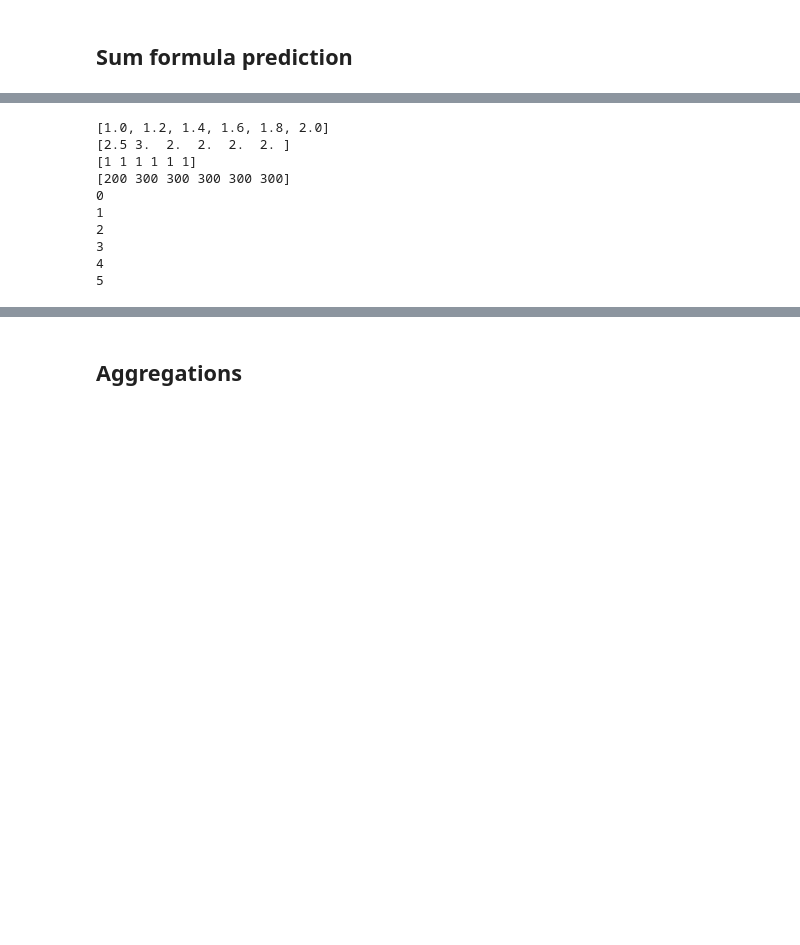
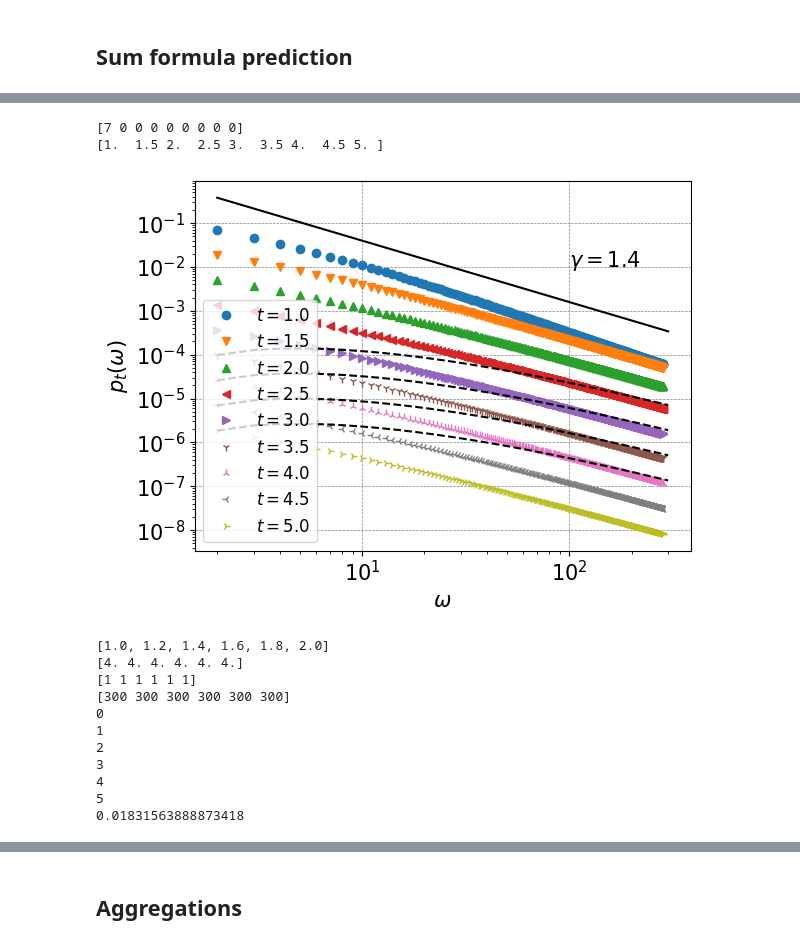
Before and after one commit to saf92/Urn-balls-in-bins-model, a Jupyter notebook: urn_code.ipynb, the cells around one changed output, grey strips where cells are left out. Cells and saved outputs as stored; diff of their text form; code cells hidden in the pictures; blank space fills up the shorter version.

```diff
--- a/urn_code.ipynb
+++ b/urn_code.ipynb
@@ -7,6 +7,13 @@ from plotting_functions import add_labels
 # %%
 #directory to save plots
 direc_save ='/home/samuel/Documents/other/other_p/research/urns/code/urn_python_code/plots/'
+# %%
+#Font sizes and labels for plots
+font_sizes=[15,15,15,15,15]
+font_sizes1=[15,15,15,15,12]
+label_arrI=[r'$\omega$',r'$\mathbb{P}(I_n>\omega)$',font_sizes,1]
+label_arr=[r'$\omega$',r'$\mathbb{P}(W>\omega)$',font_sizes,1]
+label_arr0=[r'$\omega$',r'$\mathbb{P}(W>\omega)$',font_sizes,0]
 # %% [markdown]
 ## C++ urn simulations, read in and plot
 # %% [markdown]
@@ -386,3 +413,40 @@ add_labels(plt,*label_arr_dens_sum_pred)
+# %%
+g_sum1=1.4
+t_sum1=np.arange(1.0,5.5,0.5)
+s_ind1=np.asarray(np.zeros(len(t_sum)),int)
+s_ind1[0]=7
+print(s_ind1)
+print(t_sum1)
+w0_sum1=2
+w_s_sum1=300
+
+w_sums_t1=[]
+for i in range(len(t_sum1)):
+    w,A,p=get_sum_p(g_sum1,t_sum1[i],w0_sum1,w_s_sum1)
+    w_sums_t1.append([w,A,p])
+# %% [output]
+[7 0 0 0 0 0 0 0 0]
+[1.  1.5 2.  2.5 3.  3.5 4.  4.5 5. ]
+# %%
+for i in range(len(w_sums_t1)):
+    w=w_sums_t1[i][0]
+    p=w_sums_t1[i][2]
+    plt.loglog(w,p,markers[i],label=r'$t={}$'.format(t_sum1[i]))
+
+for i in range(5,len(w_sums_t1)):
+    plt.loglog(w,master_approx1(w0_sum1,w,g_sum1,t_sum1[i]),color='black',linestyle='--')
+#     plt.loglog(w_sums_t[i][0], \
+#             power_law(w_sums_t[i][0],20*w_sums_t[i][2][s_ind[i]],-g_sum),color='black',linestyle='--')
+
+plt.loglog(w,power_law(w,1,-g_sum1),color='black',linestyle='-')
+
+
+plt.text(10**2,10**(-2),r'$\gamma={}$'.format(g_sum1),fontsize=15)
+add_labels(plt,*label_arr_dens_sum_pred)
+
+# plt.savefig(direc_save+'urn_sum_pred_t1',bbox_inches = 'tight')
+# %% [output]
+[figure, added]
 # %%
 gs_sum=[1.0,1.2,1.4,1.6,1.8,2.0]
 n_sum=len(gs_sum)
@@ -394,22 +458,22 @@ w_ss_sum=np.asarray(w_ss_sum,int)
 
 c=0
 if c<n_sum:
-    ts_sum[c],w0s_sum[c],w_ss_sum[c]=2.5,1,200
+    ts_sum[c],w0s_sum[c],w_ss_sum[c]=4,1,300
     c+=1
 if c<n_sum:
-    ts_sum[c],w0s_sum[c],w_ss_sum[c]=3,1,300
+    ts_sum[c],w0s_sum[c],w_ss_sum[c]=4,1,300
     c+=1
 if c<n_sum:
-    ts_sum[c],w0s_sum[c],w_ss_sum[c]=2,1,300
+    ts_sum[c],w0s_sum[c],w_ss_sum[c]=4,1,300
     c+=1
 if c<n_sum:
-    ts_sum[c],w0s_sum[c],w_ss_sum[c]=2,1,300
+    ts_sum[c],w0s_sum[c],w_ss_sum[c]=4,1,300
     c+=1
 if c<n_sum:
-    ts_sum[c],w0s_sum[c],w_ss_sum[c]=2,1,300
+    ts_sum[c],w0s_sum[c],w_ss_sum[c]=4,1,300
     c+=1
 if c<n_sum:
-    ts_sum[c],w0s_sum[c],w_ss_sum[c]=2,1,300
+    ts_sum[c],w0s_sum[c],w_ss_sum[c]=4,1,300
     c+=1
 
 print(gs_sum)
@@ -424,18 +488,22 @@ for i in range(n_sum):
     sum_preds.append([w,A,p])
     print(i)
 
-l=1/np.sum(sum_preds[0][0]*sum_preds[0][2])
+# l=1/np.sum(sum_preds[0][0]*sum_preds[0][2])
+l=np.exp(-ts_sum[0])
+
+print(l)
 # %% [output]
 [1.0, 1.2, 1.4, 1.6, 1.8, 2.0]
-[2.5 3.  2.  2.  2.  2. ]
+[4. 4. 4. 4. 4. 4.]
 [1 1 1 1 1 1]
-[200 300 300 300 300 300]
+[300 300 300 300 300 300]
 0
 1
 2
 3
 4
 5
+0.01831563888873418
 # %%
 font_sizes_summand=[15,15,15,10,15]
 label_arr_summand=[r'$j$',r'$a_{\gamma,\omega,j}$',font_sizes_summand,0]
```
Also changed, not shown: parts of 21 cells of this notebook, 6 other files.
